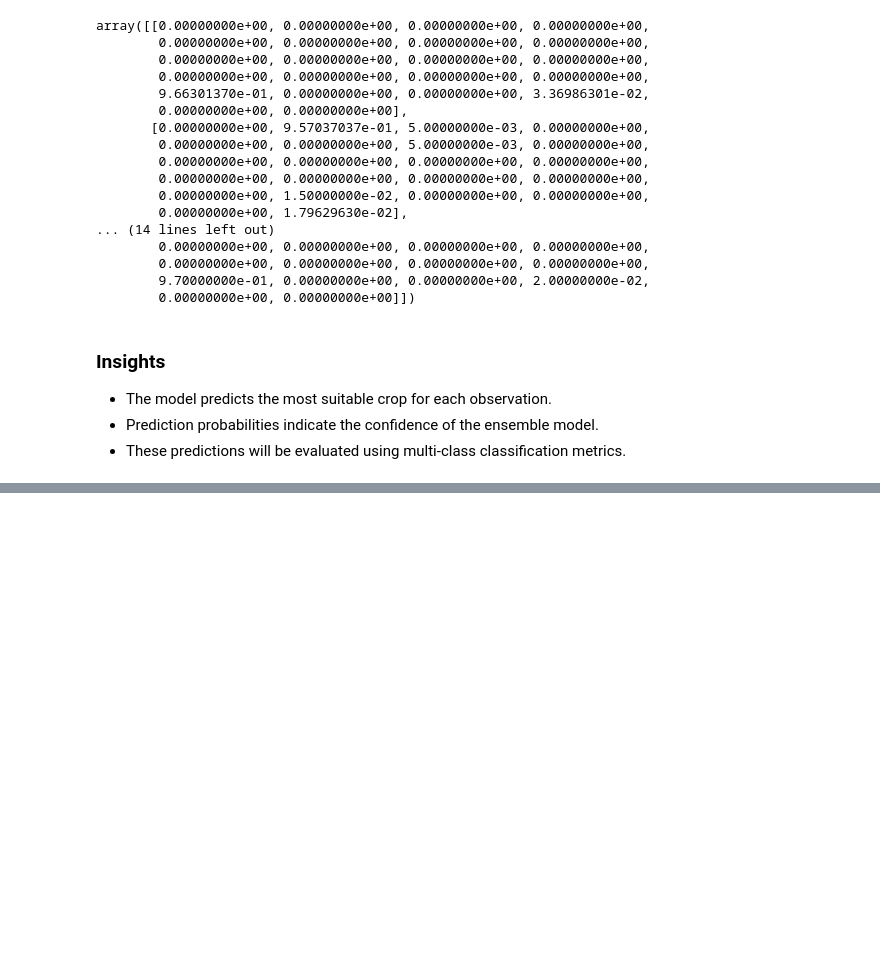
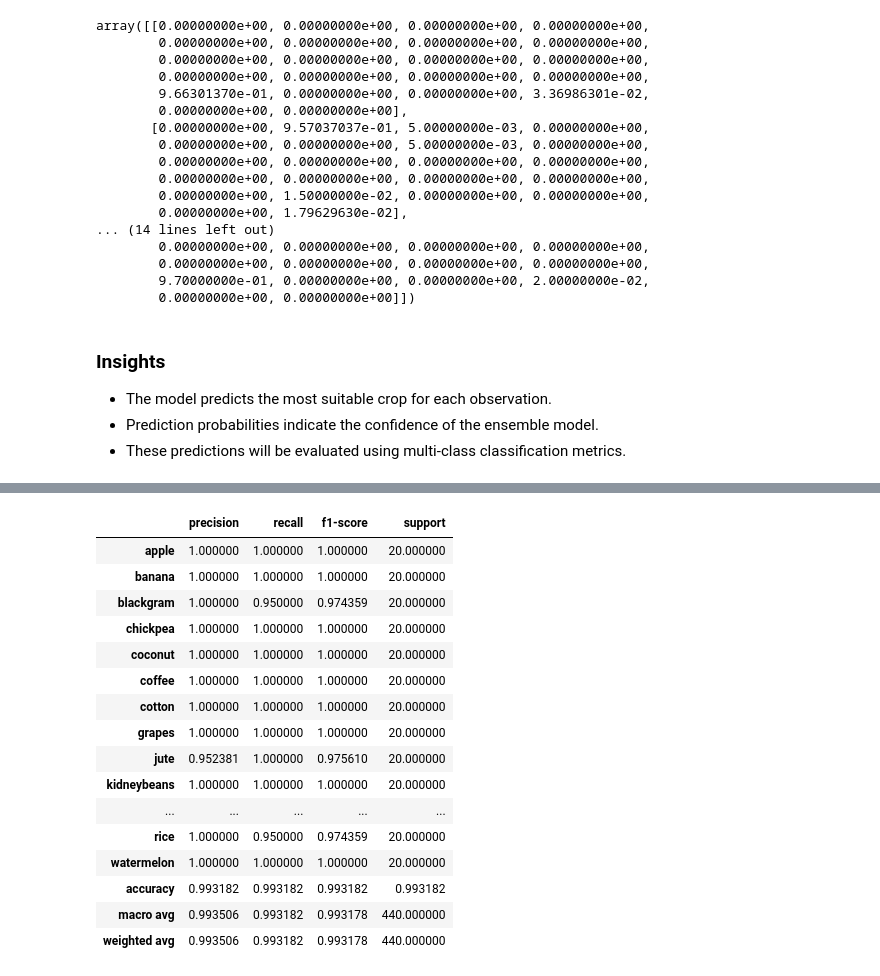
Before and after one commit to Pralishatripathy000/ml-random-forest, a Jupyter notebook: notebook.ipynb, the cells around one changed output, grey strips where cells are left out. Cells and saved outputs as stored; diff of their text form; code cells hidden in the pictures; blank space fills up the shorter version.

```diff
--- a/notebook.ipynb
+++ b/notebook.ipynb
@@ -530,0 +671,31 @@ predictions.head(20).to_csv(
+# %%
+# Generate the classification report
+
+report = classification_report(
+    y_test,
+    y_pred,
+    target_names=encoder.classes_,
+    output_dict=True
+)
+
+report_df = pd.DataFrame(report).transpose()
+
+report_df
+# %% [output]
+|  | precision | recall | f1-score | support |
+| apple | 1.000000 | 1.000000 | 1.000000 | 20.000000 |
+| banana | 1.000000 | 1.000000 | 1.000000 | 20.000000 |
+| blackgram | 1.000000 | 0.950000 | 0.974359 | 20.000000 |
+| chickpea | 1.000000 | 1.000000 | 1.000000 | 20.000000 |
+| coconut | 1.000000 | 1.000000 | 1.000000 | 20.000000 |
+| coffee | 1.000000 | 1.000000 | 1.000000 | 20.000000 |
+| cotton | 1.000000 | 1.000000 | 1.000000 | 20.000000 |
+| grapes | 1.000000 | 1.000000 | 1.000000 | 20.000000 |
+| jute | 0.952381 | 1.000000 | 0.975610 | 20.000000 |
+| kidneybeans | 1.000000 | 1.000000 | 1.000000 | 20.000000 |
+| ... | ... | ... | ... | ... |
+| rice | 1.000000 | 0.950000 | 0.974359 | 20.000000 |
+| watermelon | 1.000000 | 1.000000 | 1.000000 | 20.000000 |
+| accuracy | 0.993182 | 0.993182 | 0.993182 | 0.993182 |
+| macro avg | 0.993506 | 0.993182 | 0.993178 | 440.000000 |
+| weighted avg | 0.993506 | 0.993182 | 0.993178 | 440.000000 |
```
Also changed, not shown: parts of 19 cells of this notebook, 7 other files.
